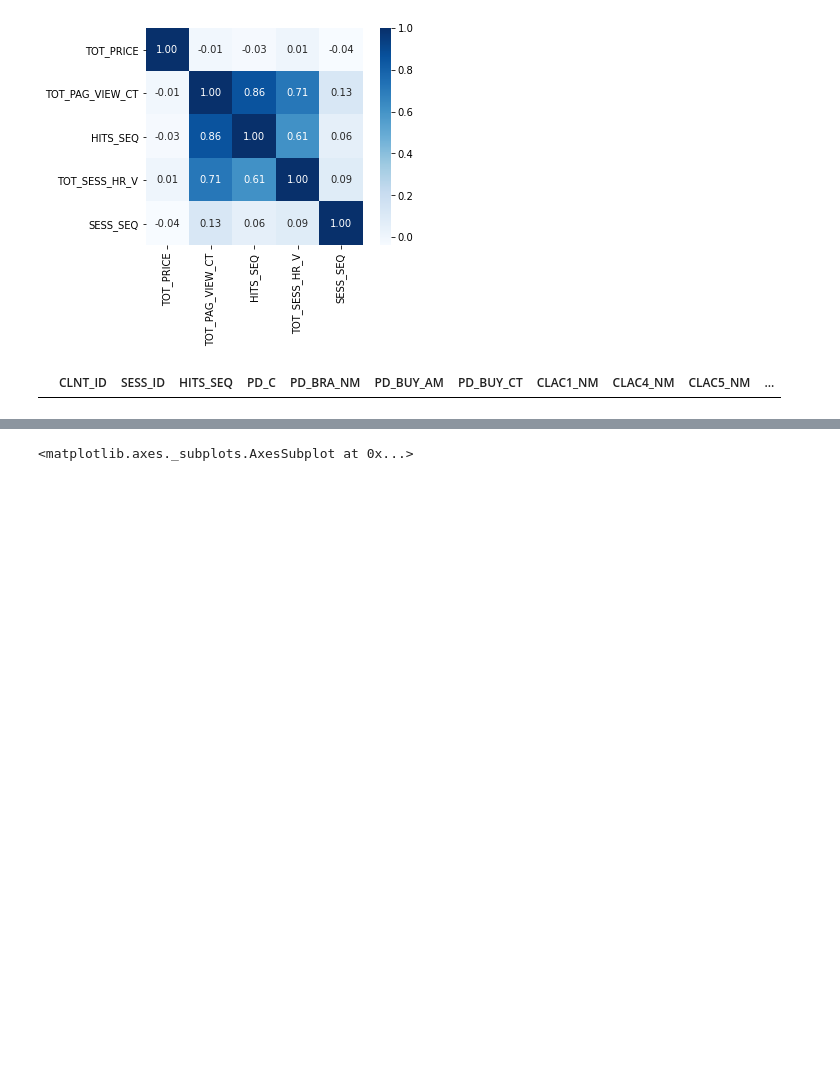
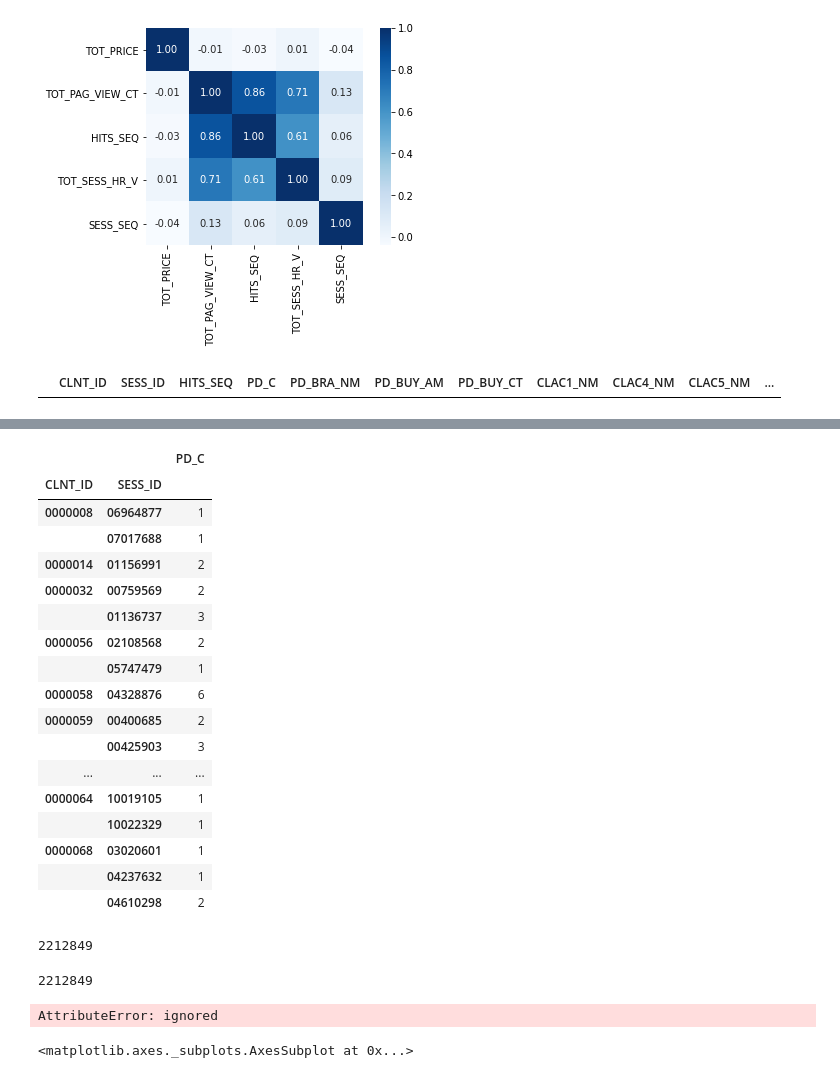
Before and after one commit to chldnjstjr/Lpoint, a Jupyter notebook: Preprocessing.ipynb, the cells around one changed output, grey strips where cells are left out. Cells and saved outputs as stored; diff of their text form; code cells hidden in the pictures; blank space fills up the shorter version.

```diff
--- a/Preprocessing.ipynb
+++ b/Preprocessing.ipynb
@@ -376,0 +412,33 @@ subset_df
+# %%
+prdmcs_group = prdmcs.groupby(['CLNT_ID', 'SESS_ID'])[['PD_C']].count()
+prdmcs_group.head(20)
+# %% [output]
+|  |  | PD_C |
+| CLNT_ID | SESS_ID |  |
+| 0000008 | 06964877 | 1 |
+|  | 07017688 | 1 |
+| 0000014 | 01156991 | 2 |
+| 0000032 | 00759569 | 2 |
+|  | 01136737 | 3 |
+| 0000056 | 02108568 | 2 |
+|  | 05747479 | 1 |
+| 0000058 | 04328876 | 6 |
+| 0000059 | 00400685 | 2 |
+|  | 00425903 | 3 |
+| ... | ... | ... |
+| 0000064 | 10019105 | 1 |
+|  | 10022329 | 1 |
+| 0000068 | 03020601 | 1 |
+|  | 04237632 | 1 |
+|  | 04610298 | 2 |
+# %%
+len(prdmcs_aa)
+len(prdmcs_group)
+# %% [output]
+2212849
+2212849
+# %%
+a=sum(prdmcs_aa['PD_BUY_CT']==prdmcs_group['PD_C'])
+a.count(False)
+# %% [output]
+AttributeError: ignored
```
Also changed, not shown: parts of 4 cells of this notebook.
